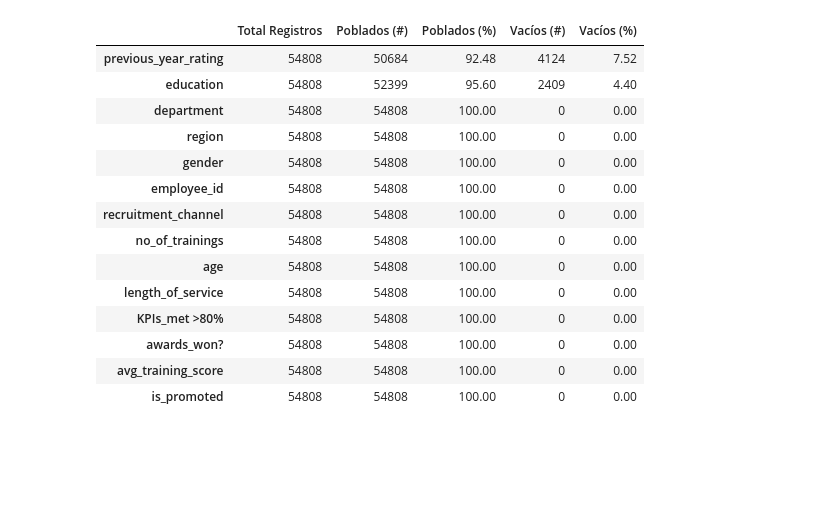
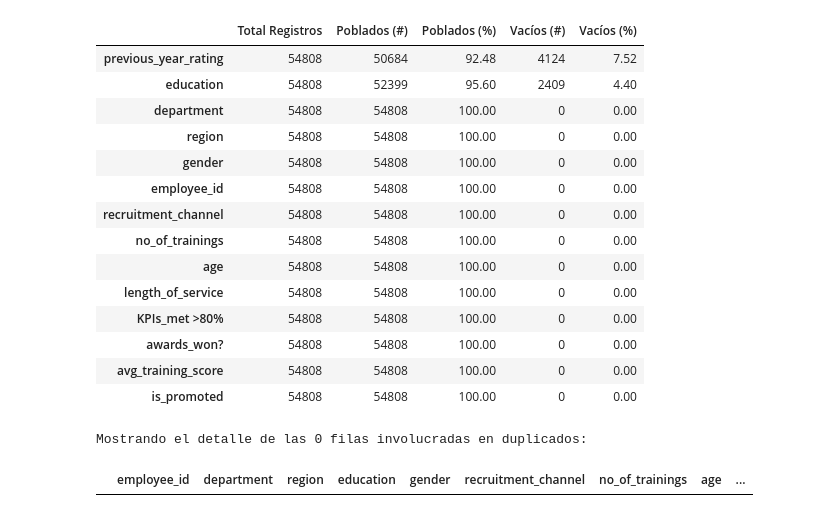
Before and after one commit to lMiaul/ML_TF, a Jupyter notebook: pipeline.ipynb, the cells around one changed output. Saved outputs shown, nothing was run; the diff lists cells and outputs as text; code cells hidden in the pictures; blank space fills up the shorter version.

```diff
--- a/pipeline.ipynb
+++ b/pipeline.ipynb
@@ -119,3 +236,14 @@ display(analisis_columnas)
 | awards_won? | 54808 | 54808 | 100.00 | 0 | 0.00 |
 | avg_training_score | 54808 | 54808 | 100.00 | 0 | 0.00 |
 | is_promoted | 54808 | 54808 | 100.00 | 0 | 0.00 |
+# %%
+filas_duplicadas = df[df.duplicated(keep=False)]
+# Ordenar los datos por todas las columnas para que las filas idénticas
+# queden juntas una debajo de la otra, facilitando la lectura visual.
+filas_duplicadas = filas_duplicadas.sort_values(by=df.columns.tolist())
+print(f"Mostrando el detalle de las {len(filas_duplicadas)} filas involucradas en duplicados:")
+# Usar display() para mostrarlo como una tabla bonita en Jupyter
+display(filas_duplicadas)
+# %% [output]
+Mostrando el detalle de las 0 filas involucradas en duplicados:
+|  | employee_id | department | region | education | gender | recruitment_channel | no_of_trainings | age | ... |
```
Also changed, not shown: parts of 7 cells of this notebook, 1 other file.
